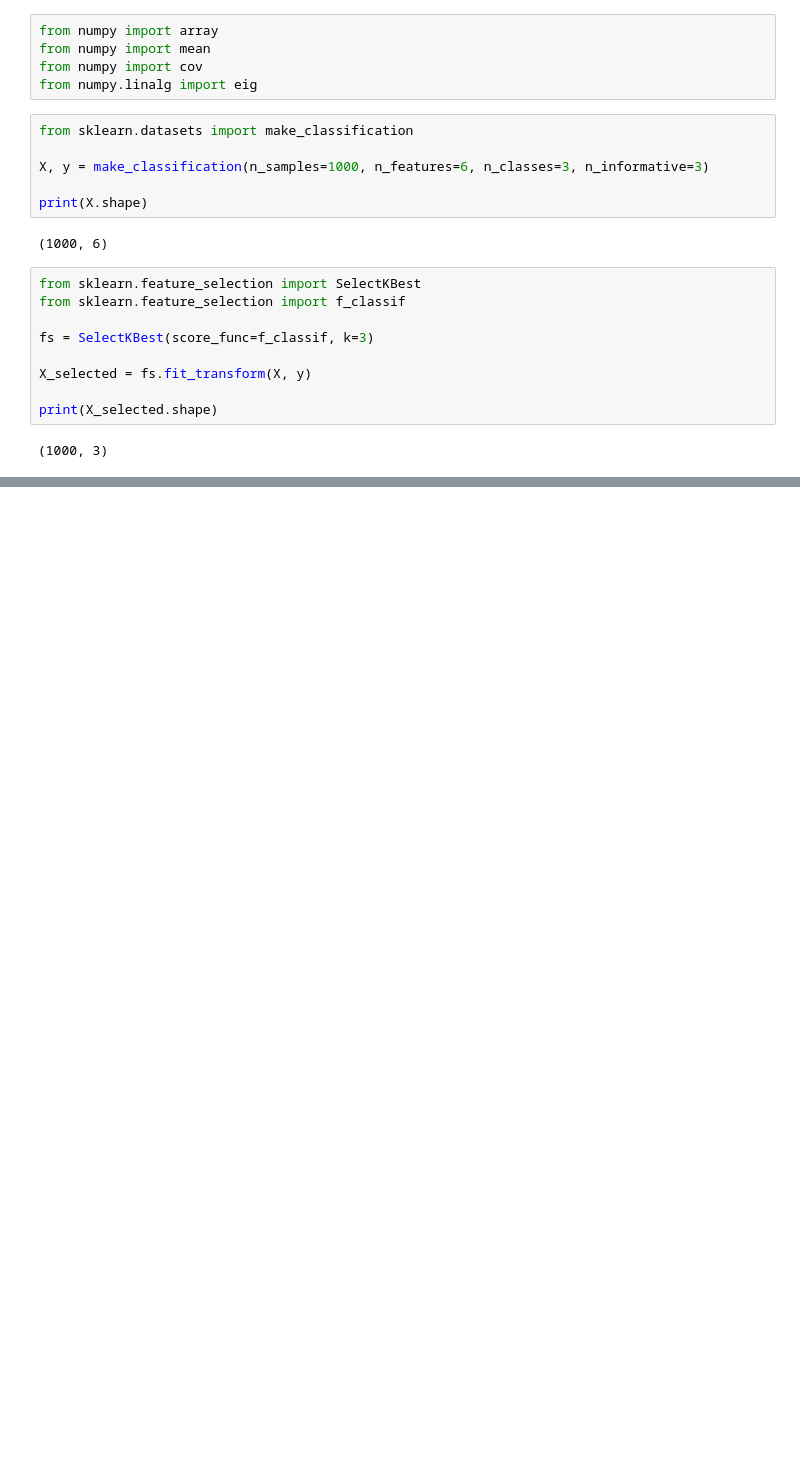
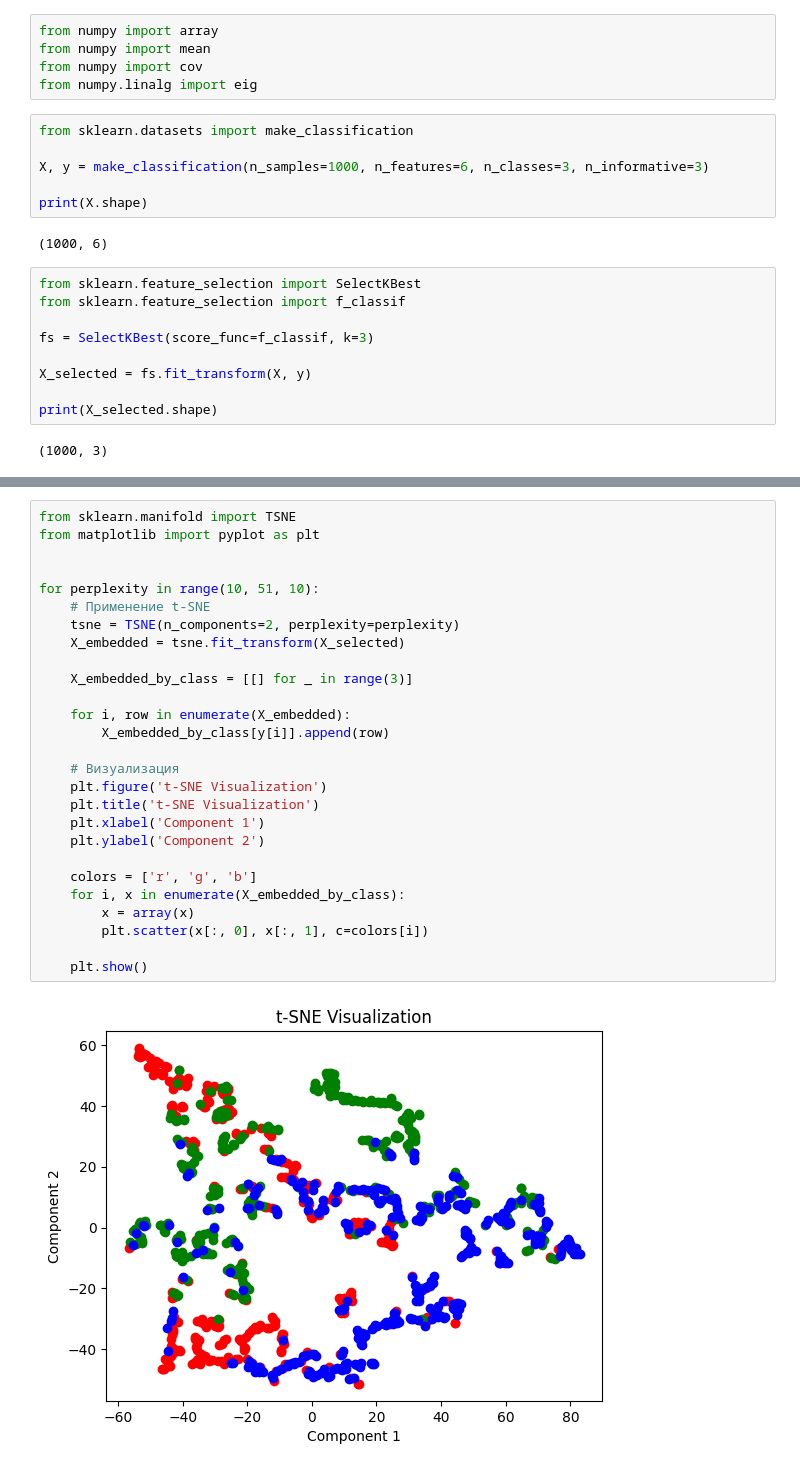
Before and after one commit to 9WooPWooP8/magister_statitstics_labs, a Jupyter notebook: lab2/task2.ipynb, the cells around one changed output, grey strips where cells are left out. Saved outputs shown, nothing was run; the diff lists cells and outputs as text; blank space fills up the shorter version.

```diff
--- a/lab2/task2.ipynb
+++ b/lab2/task2.ipynb
@@ -34,0 +35,29 @@ print(fs.get_support())
+# %%
+from sklearn.manifold import TSNE
+from matplotlib import pyplot as plt
+
+
+for perplexity in range(10, 51, 10):
+    # Применение t-SNE
+    tsne = TSNE(n_components=2, perplexity=perplexity)
+    X_embedded = tsne.fit_transform(X_selected)
+
+    X_embedded_by_class = [[] for _ in range(3)]
+
+    for i, row in enumerate(X_embedded):
+        X_embedded_by_class[y[i]].append(row)
+
+    # Визуализация
+    plt.figure('t-SNE Visualization')
+    plt.title('t-SNE Visualization')
+    plt.xlabel('Component 1')
+    plt.ylabel('Component 2')
+
+    colors = ['r', 'g', 'b']
+    for i, x in enumerate(X_embedded_by_class):
+        x = array(x)
+        plt.scatter(x[:, 0], x[:, 1], c=colors[i])
+
+    plt.show()
+# %% [output]
+[figure, added]
```
Also changed, not shown: parts of 5 cells of this notebook, 3 other files.
